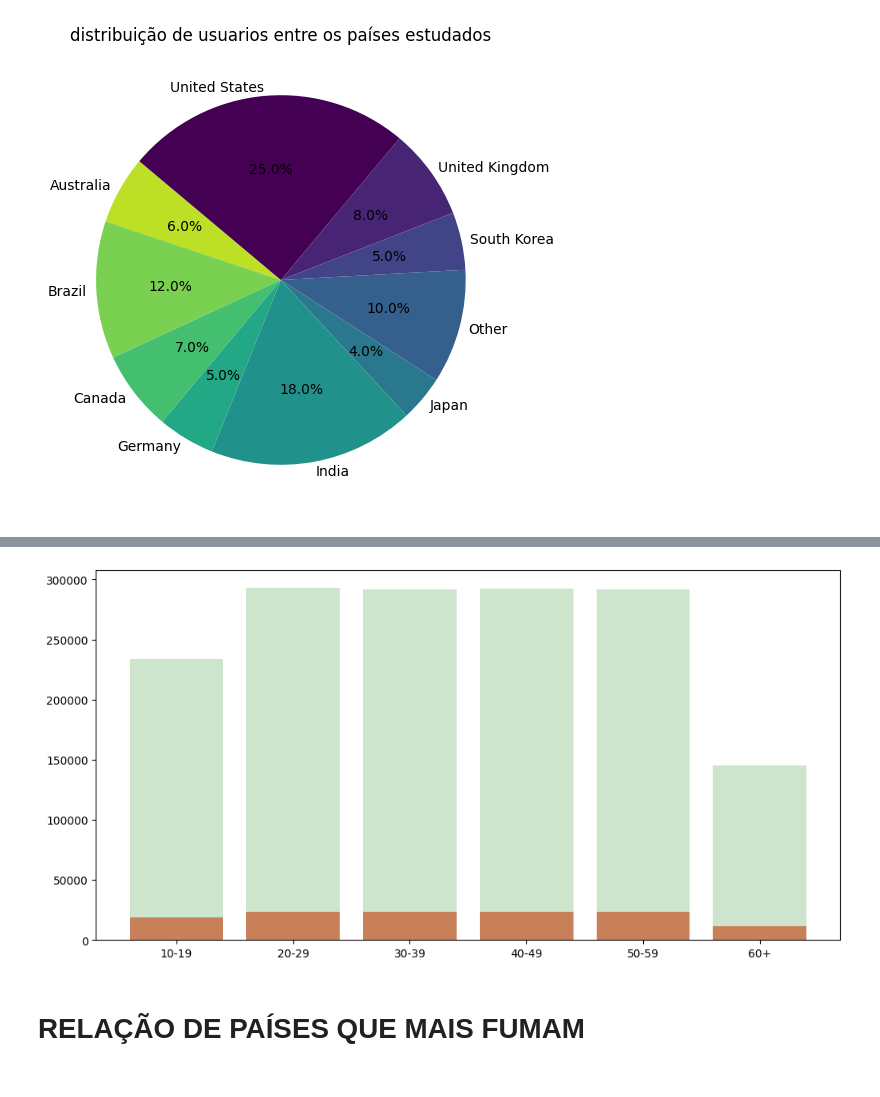
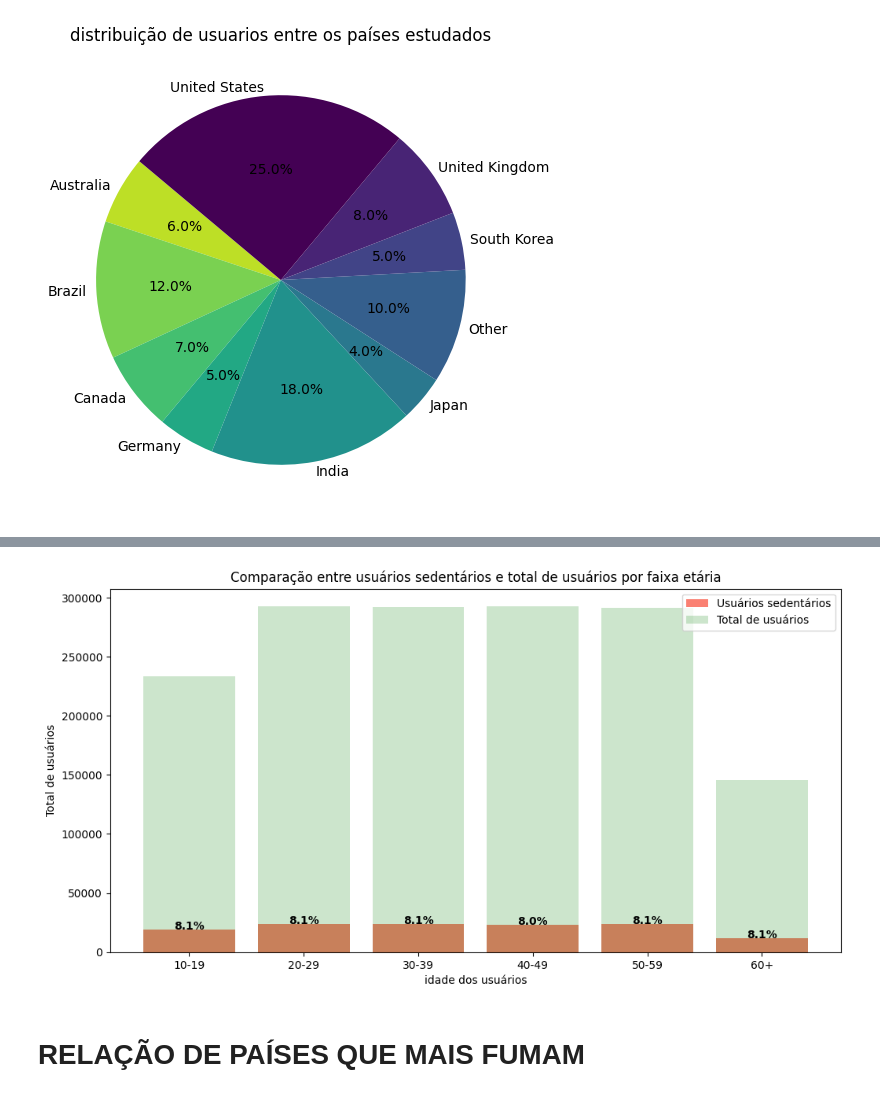
Before and after one commit to H3ytt0r62/SBD2-Social_Media_User_Analysis, a Jupyter notebook: Data layer/Raw/analytcs.ipynb, the cells around one changed output, grey strips where cells are left out. Saved outputs shown, nothing was run; the diff lists cells and outputs as text; code cells hidden in the pictures.

```diff
--- a/Data layer/Raw/analytcs.ipynb
+++ b/Data layer/Raw/analytcs.ipynb
@@ -52,14 +58,22 @@ plt.show()
 # %%
 plt.figure(figsize=(12,6))
 df_raw['seden'] = df_raw['exercise_hours_per_week'] <= 2
 df_raw['seden_total'] = df_raw[df_raw['seden'] == True]['exercise_hours_per_week']
-idd_seden = df_raw.groupby('age_group')['seden_total'].count()
+idd_seden = df_raw.groupby('age_group',observed=True)['seden_total'].count()
+per = (idd_seden / df_raw.groupby('age_group',observed=True)['exercise_hours_per_week'].count()) * 100
 plt.bar(idd_seden.index, idd_seden.values, color='salmon')
-idd_total = df_raw.groupby('age_group')['exercise_hours_per_week'].count()
+idd_total = df_raw.groupby('age_group',observed=True)['exercise_hours_per_week'].count()
 plt.bar(idd_total.index, idd_total.values, color='green', alpha=0.2)
+for i, valor_percentual in enumerate(per):
+    plt.text(i, idd_seden.values[i] + 1, f'{valor_percentual:.1f}%',
+             ha='center', fontsize=10, fontweight='bold')
+plt.xlabel("idade dos usuários")
+plt.ylabel("Total de usuários")
+plt.title("Comparação entre usuários sedentários e total de usuários por faixa etária")
+plt.legend(['Usuários sedentários', 'Total de usuários'])
 plt.show()
 # %% [output]
-[figure, old version]
+[figure, new version]
 # %% [markdown]
 # RELAÇÃO DE PAÍSES QUE MAIS FUMAM
 # %%
```
Also changed, not shown: parts of 10 cells of this notebook.
